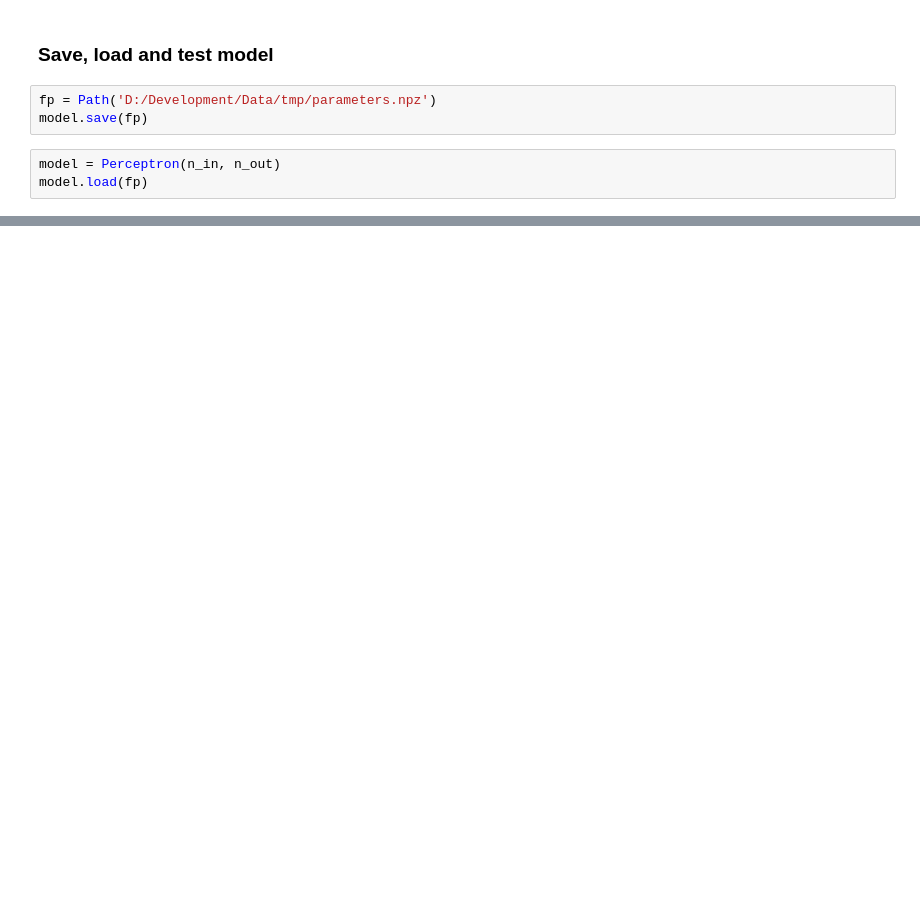
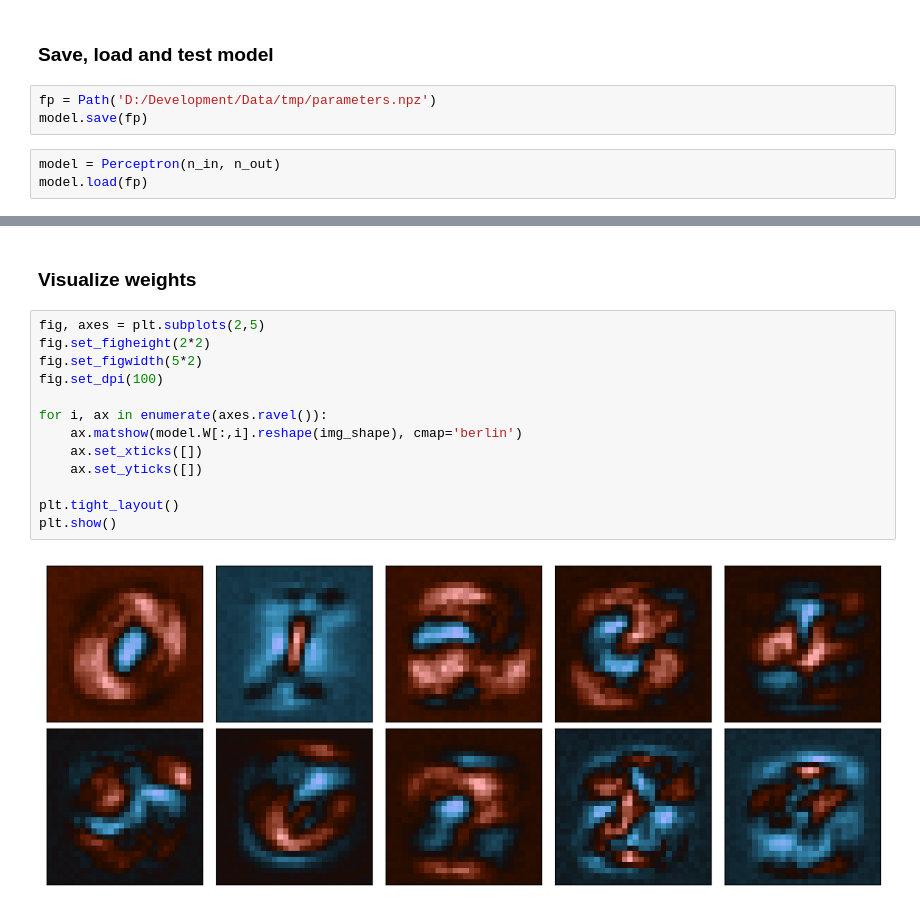
Before and after one commit to rayxxxxxxx/neural_networks_from_scratch, a Jupyter notebook: perceptron.ipynb, the cells around one changed output, grey strips where cells are left out. Cells and saved outputs as stored; diff of their text form; blank space fills up the shorter version.

```diff
--- a/perceptron.ipynb
+++ b/perceptron.ipynb
@@ -115,0 +186,17 @@ accuracy: 90.22%
+# %% [markdown]
+### Visualize weights
+# %%
+fig, axes = plt.subplots(2,5)
+fig.set_figheight(2*2)
+fig.set_figwidth(5*2)
+fig.set_dpi(100)
+
+for i, ax in enumerate(axes.ravel()):
+    ax.matshow(model.W[:,i].reshape(img_shape), cmap='berlin')
+    ax.set_xticks([])
+    ax.set_yticks([])
+
+plt.tight_layout()
+plt.show()
+# %% [output]
+[figure, added]
```
Also changed, not shown: parts of 8 cells of this notebook.
